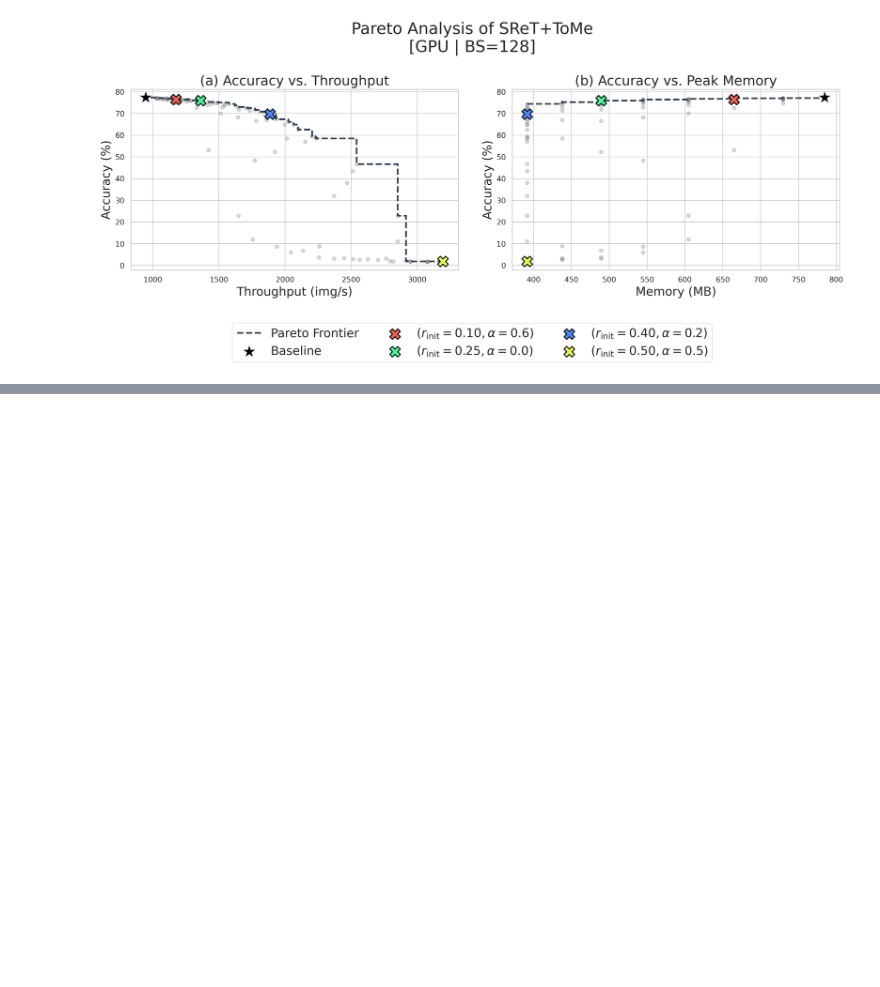
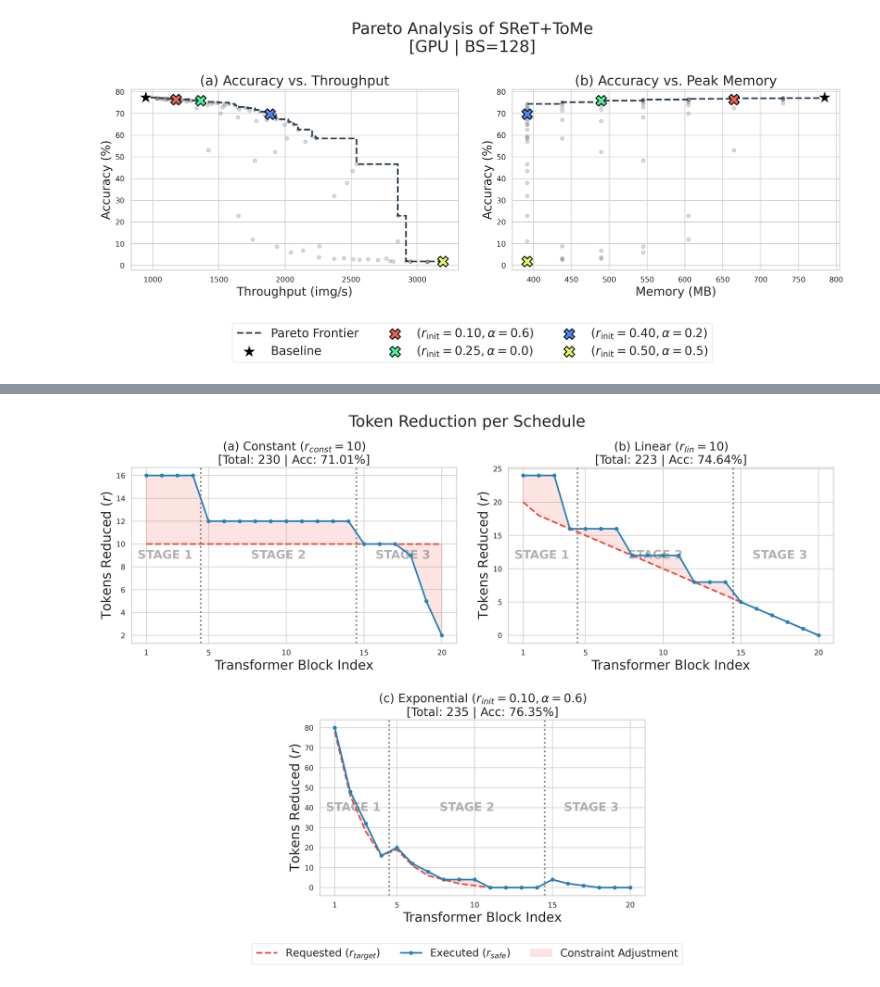
Before and after one commit to junseokm/sret-tome, a Jupyter notebook: plots.ipynb, the cells around one changed output, grey strips where cells are left out. Saved outputs shown, nothing was run; the diff lists cells and outputs as text; code cells hidden in the pictures; blank space fills up the shorter version.

```diff
--- a/plots.ipynb
+++ b/plots.ipynb
@@ -257,0 +330,76 @@ plt.close(fig)
+# %%
+import matplotlib.pyplot as plt
+import seaborn as sns
+import numpy as np
+import matplotlib.gridspec as gridspec
+
+sns.set_theme(style="whitegrid", palette="muted")
+plt.rcParams.update({
+    'font.size': 16,
+    'axes.labelsize': 20,
+    'axes.titlesize': 20,
+    'legend.fontsize': 16,
+    'figure.dpi': 300,
+    'lines.linewidth': 2.5
+})
+
+x_blocks = np.arange(1, 21)
+
+# constant r=10
+c_target = np.array([10]*4 + [10]*10 + [10]*6)
+c_actual = np.array([16, 16, 16, 16] + [12, 12, 12, 12, 12, 12, 12, 12, 12, 12] + [10, 10, 10, 9, 5, 2])
+
+# linear r=10
+l_target = np.array([20, 18, 17, 16] + [15, 14, 13, 12, 11, 10, 9, 8, 7, 6] + [5, 4, 3, 2, 1, 0])
+l_actual = np.array([24, 24, 24, 16] + [16, 16, 16, 12, 12, 12, 12, 8, 8, 8] + [5, 4, 3, 2, 1, 0])
+
+# exp r-init=0.10 alpha=0.6
+e6_target = np.array([78, 46, 28, 16] + [19, 11, 6, 4, 2, 1, 0, 0, 0, 0] + [4, 2, 1, 0, 0, 0])
+e6_actual = np.array([80, 48, 32, 16] + [20, 12, 8, 4, 4, 4, 0, 0, 0, 0] + [4, 2, 1, 0, 0, 0])
+
+schedules = [
+    ("(a) Constant ($r_{const}=10$)\n[Total: 230 | Acc: 71.01%]", c_target, c_actual),
+    ("(b) Linear ($r_{lin}=10$)\n[Total: 223 | Acc: 74.64%]", l_target, l_actual),
+    ("(c) Exponential ($r_{init}=0.10, \\alpha=0.6$)\n[Total: 235 | Acc: 76.35%]", e6_target, e6_actual),
+]
+
+fig = plt.figure(figsize=(16, 12))
+gs = gridspec.GridSpec(2, 4, figure=fig)
+
+ax1 = fig.add_subplot(gs[0, :2])
+ax2 = fig.add_subplot(gs[0, 2:])
+ax3 = fig.add_subplot(gs[1, 1:3])
+
+axes = [ax1, ax2, ax3]
+
+for ax, (title, target, actual) in zip(axes, schedules):
+    ax.plot(x_blocks, target, color='#e74c3c', linestyle='--', label='Requested ($r_{target}$)')
+    ax.plot(x_blocks, actual, color='#2980b9', linestyle='-', marker='o', markersize=5, label='Executed ($r_{safe}$)')
+    ax.fill_between(x_blocks, target, actual, color='#e74c3c', alpha=0.15, label='Constraint Adjustment')
+
+    ax.axvline(x=4.5, color='gray', linestyle=':')
+    ax.axvline(x=14.5, color='gray', linestyle=':')
+
+    trans = ax.get_xaxis_transform()
+    ax.text(2.2, 0.5, 'STAGE 1', ha='center', va='center', transform=trans, fontsize=18, fontweight='bold', color='gray', alpha=0.6, zorder=1)
+    ax.text(9.5, 0.5, 'STAGE 2', ha='center', va='center', transform=trans, fontsize=18, fontweight='bold', color='gray', alpha=0.6, zorder=1)
+    ax.text(17.5, 0.5, 'STAGE 3', ha='center', va='center', transform=trans, fontsize=18, fontweight='bold', color='gray', alpha=0.6, zorder=1)
+
+    ax.set_title(title, fontsize=18)
+    ax.set_xticks([1, 5, 10, 15, 20])
+
+    ax.set_xlabel('Transformer Block Index')
+    ax.set_ylabel('Tokens Reduced ($r$)')
+
+handles, labels = ax1.get_legend_handles_labels()
+
+fig.suptitle(r'Token Reduction per Schedule', fontsize=24)
+fig.legend(handles, labels, loc='lower center', bbox_to_anchor=(0.5, 0.0), ncol=3, frameon=True, facecolor='white', edgecolor='#d5dbdb')
+fig.tight_layout(rect=[0, 0.06, 1, 1], h_pad=2.0, w_pad=2.0)
+fig.savefig('plots/reduction_combined.pdf', bbox_inches='tight')
+fig.savefig('plots/reduction_combined.png', bbox_inches='tight')
+
+plt.show()
+plt.close(fig)
+# %% [output]
+[figure, added]
```
Also changed, not shown: parts of 3 cells of this notebook, 14 other files.
